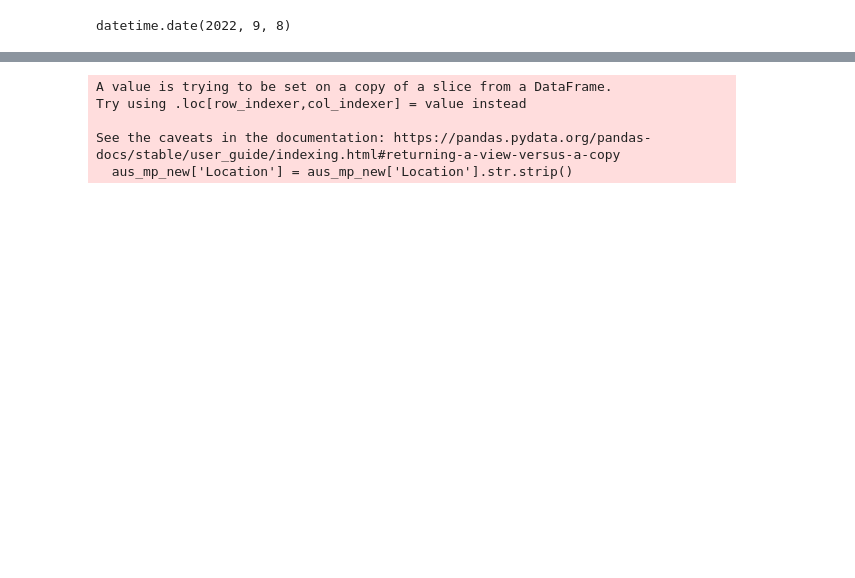
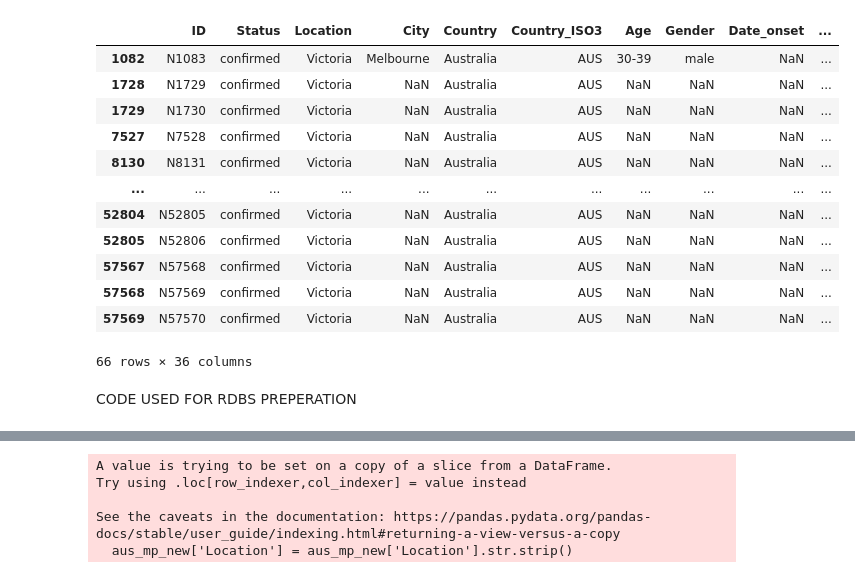
Before and after one commit to kinoshita197083/Grad-Project-React, a Jupyter notebook: dataset_content/monkeypox.ipynb, the cells around one changed output, grey strips where cells are left out. Drawn from its saved outputs; the diff is of its cells as text; code cells hidden in the pictures; blank space fills up the shorter version.

Commit message:
Scripts modified and generated to account for raw data wrangling and table generation for rdbs.

```diff
--- a/dataset_content/monkeypox.ipynb
+++ b/dataset_content/monkeypox.ipynb
@@ -32 +36,3 @@ google_data = pd.read_csv('https://www.gstatic.com/covid19/mobility/Global_Mobil
+# %%
+monkeypox_df = pd.read_csv('https://raw.githubusercontent.com/globaldothealth/monkeypox/main/latest_deprecated.csv')
 # %%
@@ -51,7 +52,22 @@ Timestamp('2020-02-16 00:00:00')
-# %%
-temp.Date_confirmation.max()
-# %% [output]
-datetime.date(2022, 9, 8)
+# %%
+aus_mpx_df = monkeypox_df.loc[monkeypox_df['Country'] == 'Australia']
+aus_mpx_df.loc[aus_mpx_df['Location'] == 'Victoria']
+# %% [output]
+|  | ID | Status | Location | City | Country | Country_ISO3 | Age | Gender | Date_onset | ... |
+| 1082 | N1083 | confirmed | Victoria | Melbourne | Australia | AUS | 30-39 | male | NaN | ... |
+| 1728 | N1729 | confirmed | Victoria | NaN | Australia | AUS | NaN | NaN | NaN | ... |
+| 1729 | N1730 | confirmed | Victoria | NaN | Australia | AUS | NaN | NaN | NaN | ... |
+| 7527 | N7528 | confirmed | Victoria | NaN | Australia | AUS | NaN | NaN | NaN | ... |
+| 8130 | N8131 | confirmed | Victoria | NaN | Australia | AUS | NaN | NaN | NaN | ... |
+| ... | ... | ... | ... | ... | ... | ... | ... | ... | ... | ... |
+| 52804 | N52805 | confirmed | Victoria | NaN | Australia | AUS | NaN | NaN | NaN | ... |
+| 52805 | N52806 | confirmed | Victoria | NaN | Australia | AUS | NaN | NaN | NaN | ... |
+| 57567 | N57568 | confirmed | Victoria | NaN | Australia | AUS | NaN | NaN | NaN | ... |
+| 57568 | N57569 | confirmed | Victoria | NaN | Australia | AUS | NaN | NaN | NaN | ... |
+| 57569 | N57570 | confirmed | Victoria | NaN | Australia | AUS | NaN | NaN | NaN | ... |
+66 rows × 36 columns
+# %% [markdown]
+CODE USED FOR RDBS PREPERATION
 # %%
 import time
 import numpy as np
```
Also changed, not shown: parts of 13 cells of this notebook, 9 other files.
